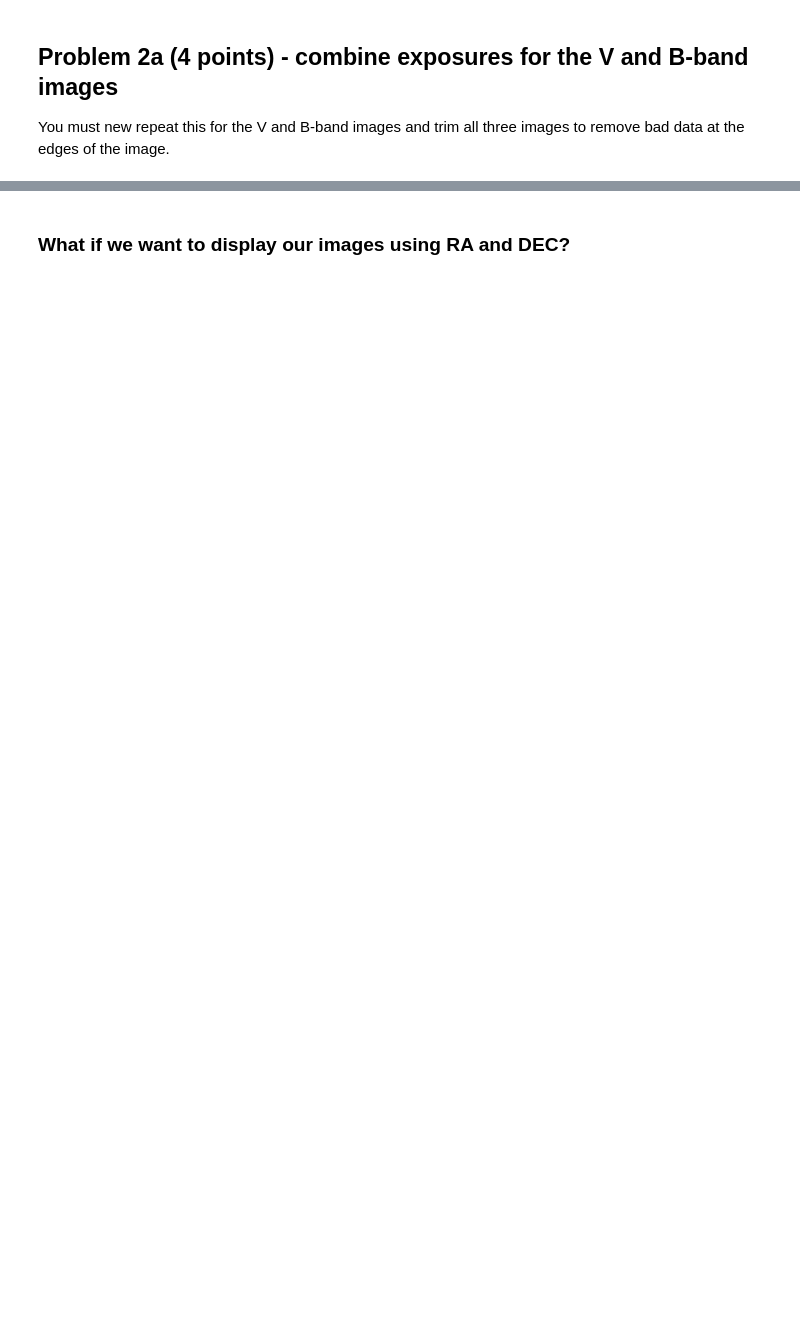
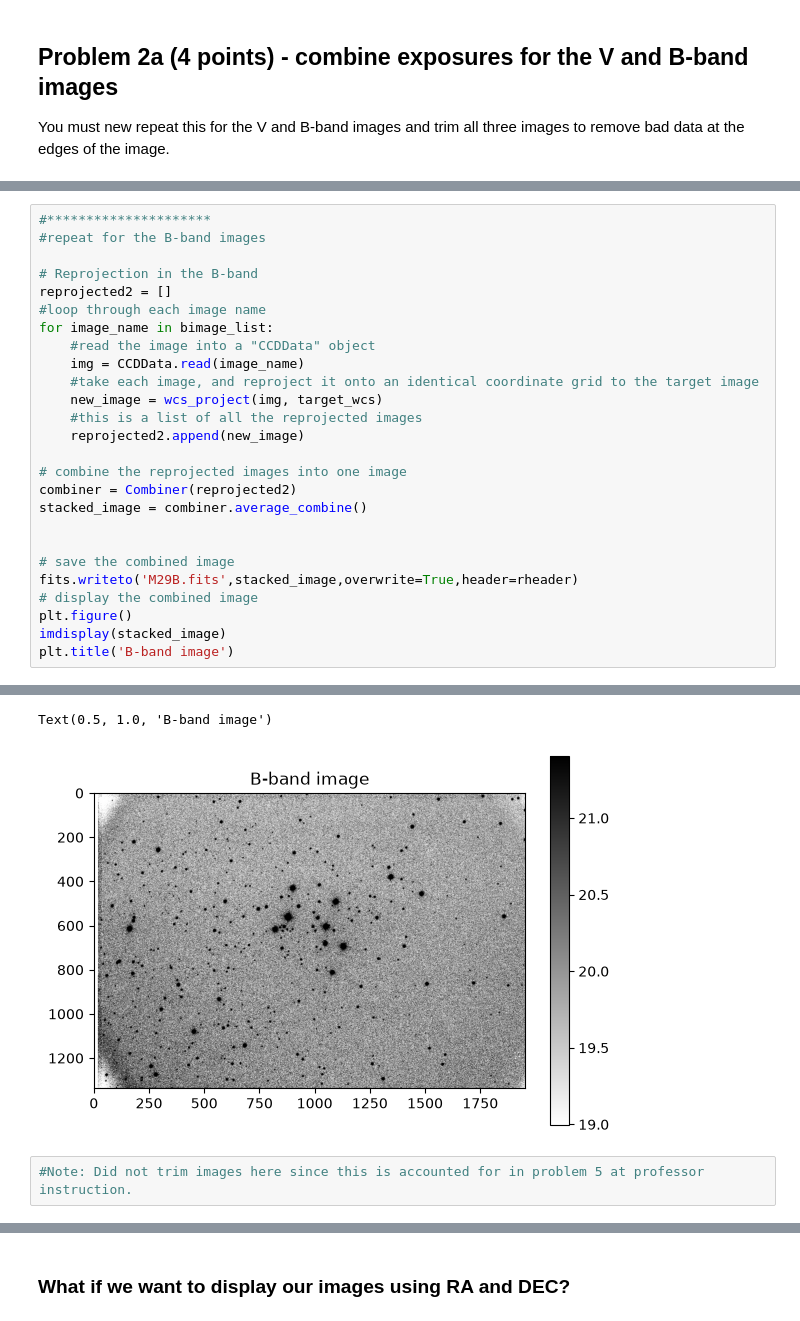
Before and after one commit to gabibolfing/Reductionproject_student, a Jupyter notebook: cluster_photometry_student.ipynb, the cells around one changed output, grey strips where cells are left out. Saved outputs shown, nothing was run; the diff lists cells and outputs as text; blank space fills up the shorter version.

```diff
--- a/cluster_photometry_student.ipynb
+++ b/cluster_photometry_student.ipynb
@@ -218,0 +282,27 @@ You must new repeat this for the V and B-band images and trim all three images t
+# %%
+#*********************
+#repeat for the B-band images
+
+# Reprojection in the B-band
+reprojected2 = []
+#loop through each image name
+for image_name in bimage_list:
+    #read the image into a "CCDData" object
+    img = CCDData.read(image_name)
+    #take each image, and reproject it onto an identical coordinate grid to the target image
+    new_image = wcs_project(img, target_wcs)
+    #this is a list of all the reprojected images
+    reprojected2.append(new_image)
+
+# combine the reprojected images into one image
+combiner = Combiner(reprojected2)
+stacked_image = combiner.average_combine()
+
+
+# save the combined image
+fits.writeto('M29B.fits',stacked_image,overwrite=True,header=rheader)
+# display the combined image
+plt.figure()
+imdisplay(stacked_image)
+plt.title('B-band image')
+# %% [output]
@@ -219,3 +319,7 @@ You must new repeat this for the V and B-band images and trim all three images t
+Text(0.5, 1.0, 'B-band image')
+[figure, added]
+# %%
+#Note: Did not trim images here since this is accounted for in problem 5 at professor instruction.
 # %% [markdown]
 ## Problem 2b (2 points) - How would you remove cosmicrays?
 
```
Also changed, not shown: parts of 13 cells of this notebook.
